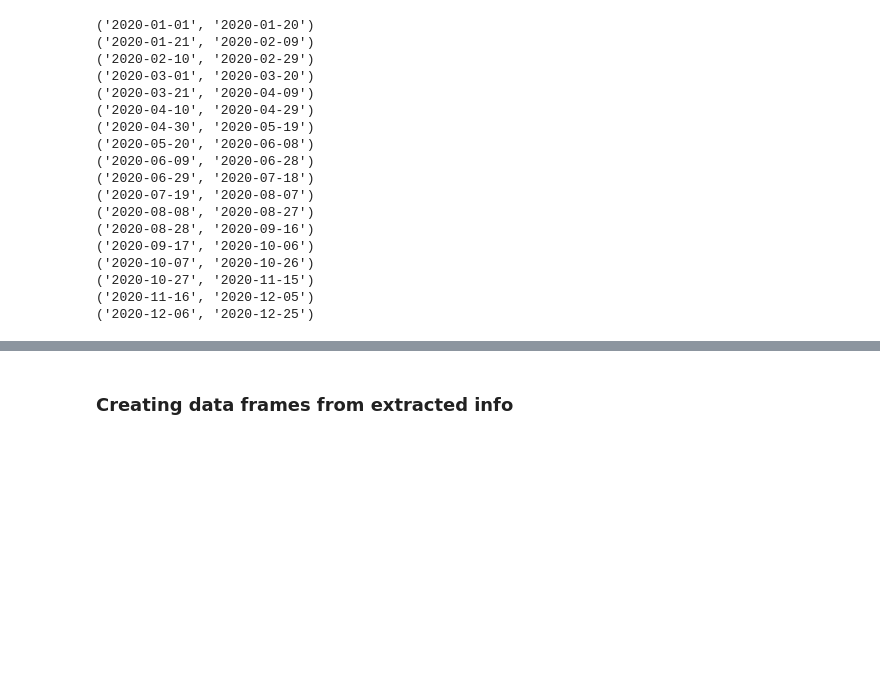
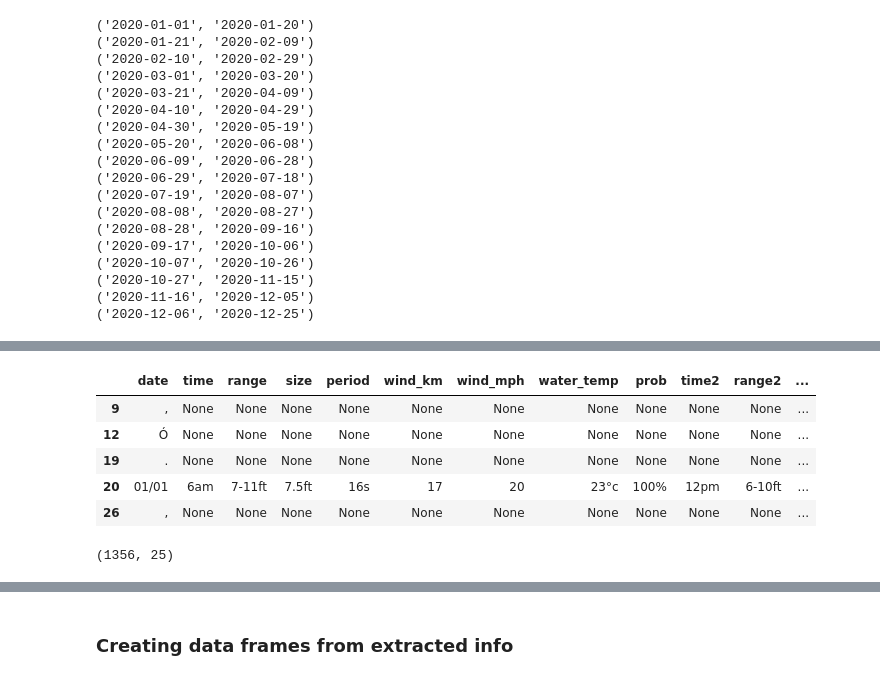
Before and after one commit to lukesmith194/SurfScanner, a Jupyter notebook: LUKE_Limpieza.ipynb, the cells around one changed output, grey strips where cells are left out. Saved outputs shown, nothing was run; the diff lists cells and outputs as text; code cells hidden in the pictures; blank space fills up the shorter version.

```diff
--- a/LUKE_Limpieza.ipynb
+++ b/LUKE_Limpieza.ipynb
@@ -107,0 +87,29 @@ pipeline
+# %%
+# esto esta ready
+full_pipe = []
+for i in range(len(pipeline)):
+    pipeline1 = create_df(pipeline[i])
+    full_pipe.append(pipeline1)
+joining= pd.concat(full_pipe)
+# %%
+# porque esto va a una funcion de limpieza
+joining.dropna(how = "all", inplace = True)
+joining.drop([1,2,3,4,5,6,7,8,9,10,11,12,13,14,15,16,17,18,25,28,29,30,31,32,33,34,35,36,43,46,47,48,49,50,51,52,53,54,61,64,65,66,67,68,69,70,71,72],axis = 1,inplace = True)
+joining.columns = ["date","time","range","size","period","wind_km","wind_mph","water_temp","prob","time2","range2","size2","period2","wind_km2","wind_mph2","water_temp2","prob2","time3","range3","size3","period3","wind_km3","wind_mph3","water_temp3","prob3"]
+# %%
+joining = joining.replace(",", "None")
+joining = joining.replace(".", "None")
+joining = joining.replace("Ó", "None")
+# %%
+joining.head()
+# %% [output]
+|  | date | time | range | size | period | wind_km | wind_mph | water_temp | prob | time2 | range2 | ... |
+| 9 | , | None | None | None | None | None | None | None | None | None | None | ... |
+| 12 | Ó | None | None | None | None | None | None | None | None | None | None | ... |
+| 19 | . | None | None | None | None | None | None | None | None | None | None | ... |
+| 20 | 01/01 | 6am | 7-11ft | 7.5ft | 16s | 17 | 20 | 23°c | 100% | 12pm | 6-10ft | ... |
+| 26 | , | None | None | None | None | None | None | None | None | None | None | ... |
+# %%
+joining.shape
+# %% [output]
+(1356, 25)
```
Also changed, not shown: parts of 9 cells of this notebook.
